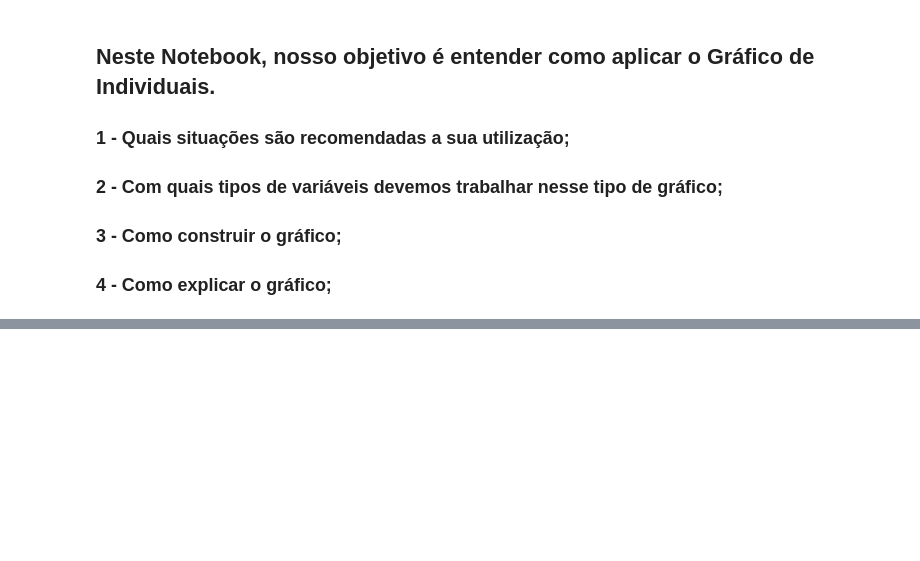
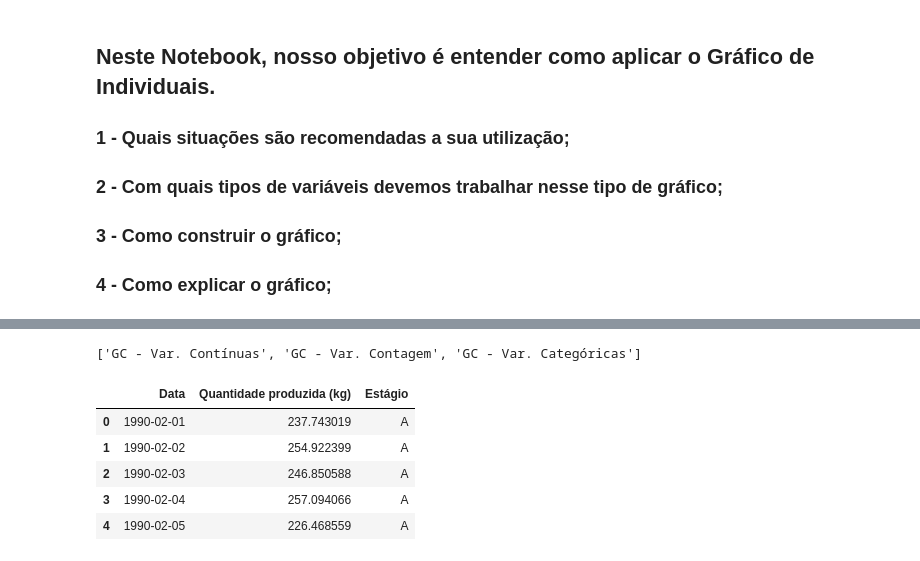
Before and after one commit to moises-rb/Analise_Dados, a Jupyter notebook: Green_Belt/2-Measure/DistribuicaoEstatistica/Gráfico_de_Individuais.ipynb, the cells around one changed output, grey strips where cells are left out. Cells and saved outputs as stored; diff of their text form; code cells hidden in the pictures; blank space fills up the shorter version.

```diff
--- a/Green_Belt/2-Measure/DistribuicaoEstatistica/Gráfico_de_Individuais.ipynb
+++ b/Green_Belt/2-Measure/DistribuicaoEstatistica/Gráfico_de_Individuais.ipynb
@@ -19,0 +27,18 @@ dados.head()
+# %%
+# Aqui o Pandas "prepara" o arquivo para ver as abas
+excel_file = pd.ExcelFile(url)
+nomes_das_abas = excel_file.sheet_names
+print(nomes_das_abas)
+# %% [output]
+['GC - Var. Contínuas', 'GC - Var. Contagem', 'GC - Var. Categóricas']
+# %%
+# Lendo a primeira aba da planilha
+dados_aba1 = pd.read_excel(url, sheet_name=nomes_das_abas[0]) # podemos ler assim também: dados_aba1 = pd.read_excel(url, sheet_name='Normalidade - Var. Contínuas 1')
+dados_aba1.head()
+# %% [output]
+|  | Data | Quantidade produzida (kg) | Estágio |
+| 0 | 1990-02-01 | 237.743019 | A |
+| 1 | 1990-02-02 | 254.922399 | A |
+| 2 | 1990-02-03 | 246.850588 | A |
+| 3 | 1990-02-04 | 257.094066 | A |
+| 4 | 1990-02-05 | 226.468559 | A |
```
Also changed, not shown: parts of 4 cells of this notebook.
